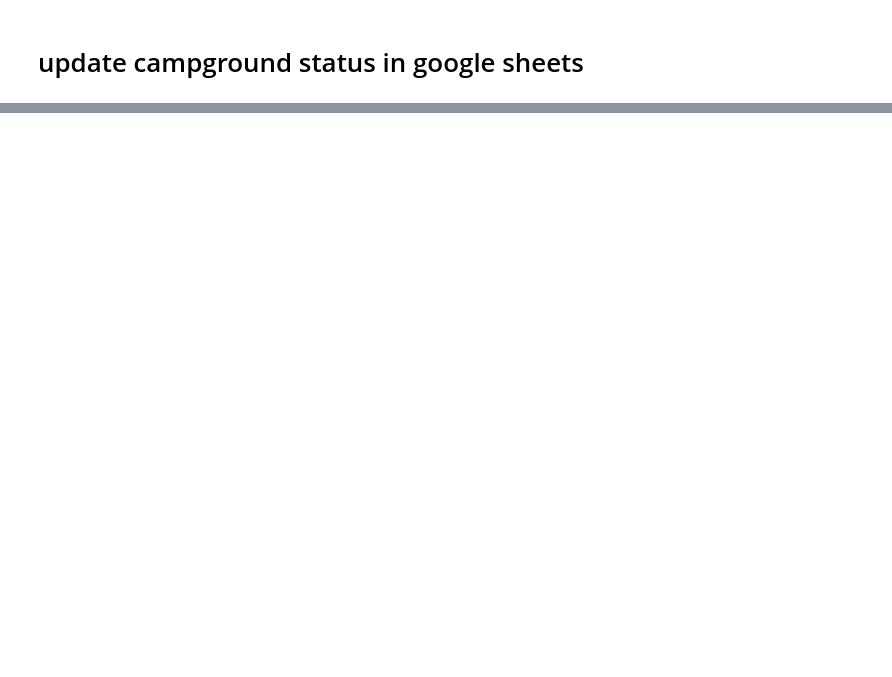
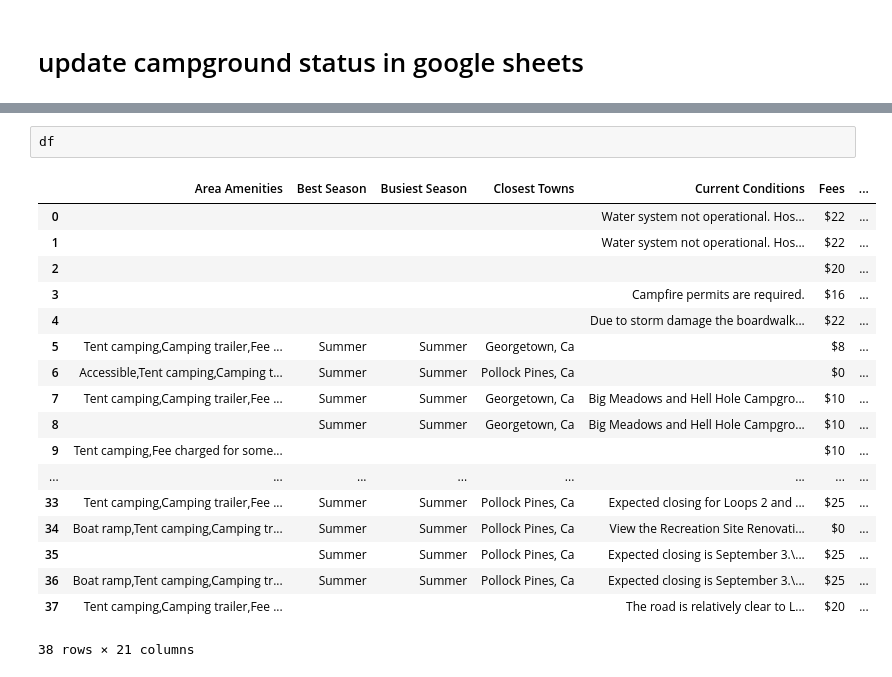
Before and after one commit to oerbilgin/campstatus, a Jupyter notebook: Campground_status.ipynb, the cells around one changed output, grey strips where cells are left out. Cells and saved outputs as stored; diff of their text form; blank space fills up the shorter version.

```diff
--- a/Campground_status.ipynb
+++ b/Campground_status.ipynb
@@ -72,0 +219,21 @@ def main():
+# %%
+df
+# %% [output]
+|  | Area Amenities | Best Season | Busiest Season | Closest Towns | Current Conditions | Fees | ... |
+| 0 |  |  |  |  | Water system not operational. Hos... | $22 | ... |
+| 1 |  |  |  |  | Water system not operational. Hos... | $22 | ... |
+| 2 |  |  |  |  |  | $20 | ... |
+| 3 |  |  |  |  | Campfire permits are required. | $16 | ... |
+| 4 |  |  |  |  | Due to storm damage the boardwalk... | $22 | ... |
+| 5 | Tent camping,Camping trailer,Fee ... | Summer | Summer | Georgetown, Ca |  | $8 | ... |
+| 6 | Accessible,Tent camping,Camping t... | Summer | Summer | Pollock Pines, Ca |  | $0 | ... |
+| 7 | Tent camping,Camping trailer,Fee ... | Summer | Summer | Georgetown, Ca | Big Meadows and Hell Hole Campgro... | $10 | ... |
+| 8 |  | Summer | Summer | Georgetown, Ca | Big Meadows and Hell Hole Campgro... | $10 | ... |
+| 9 | Tent camping,Fee charged for some... |  |  |  |  | $10 | ... |
+| ... | ... | ... | ... | ... | ... | ... | ... |
+| 33 | Tent camping,Camping trailer,Fee ... | Summer | Summer | Pollock Pines, Ca | Expected closing for Loops 2 and ... | $25 | ... |
+| 34 | Boat ramp,Tent camping,Camping tr... | Summer | Summer | Pollock Pines, Ca | View the Recreation Site Renovati... | $0 | ... |
+| 35 |  | Summer | Summer | Pollock Pines, Ca | Expected closing is September 3.\... | $25 | ... |
+| 36 | Boat ramp,Tent camping,Camping tr... | Summer | Summer | Pollock Pines, Ca | Expected closing is September 3.\... | $25 | ... |
+| 37 | Tent camping,Camping trailer,Fee ... |  |  |  | The road is relatively clear to L... | $20 | ... |
+38 rows × 21 columns
```
Also changed, not shown: parts of 18 cells of this notebook, 1 other file.
